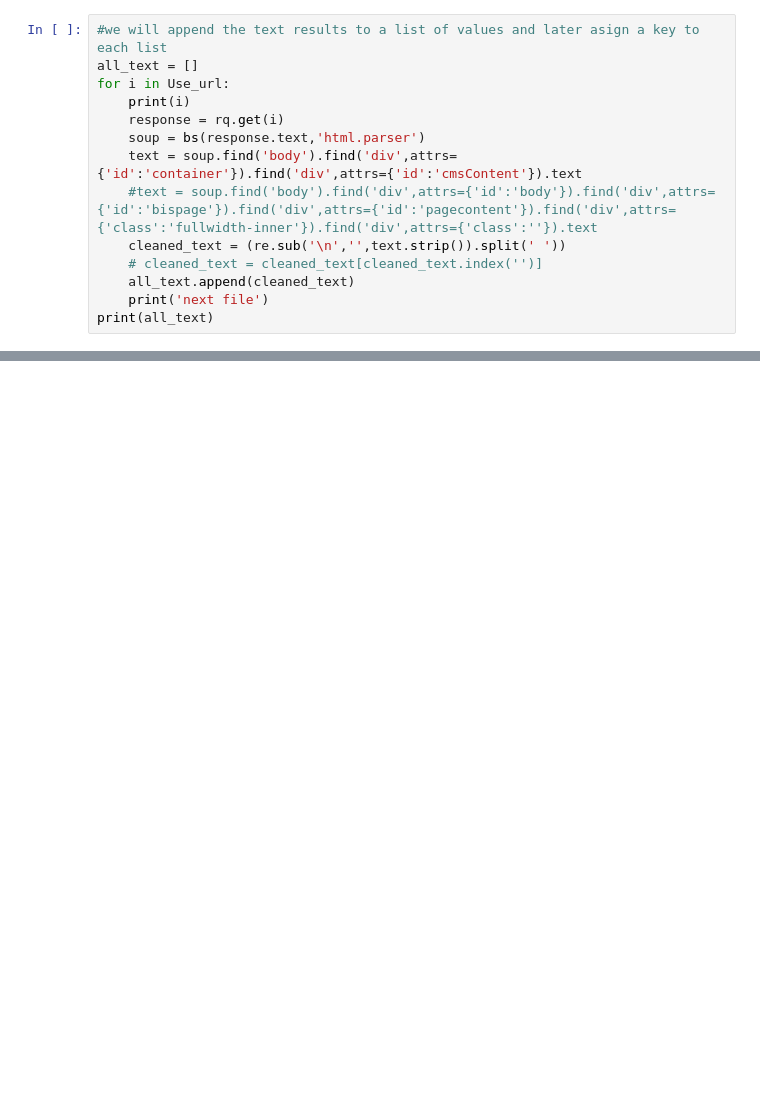
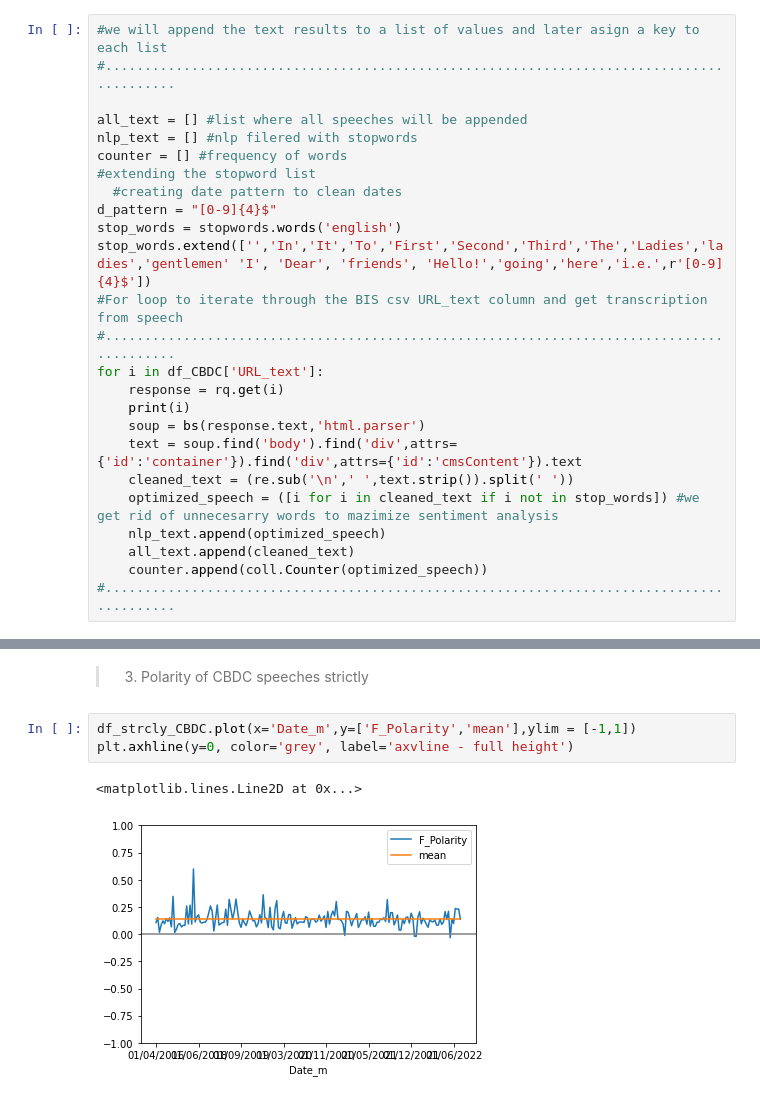
Before and after one commit to RVMsgit/CBDC_BTC_Sentiment_Analysis, a Jupyter notebook: CBDC_sentiment.ipynb, the cells around one changed output, grey strips where cells are left out. Saved outputs shown, nothing was run; the diff lists cells and outputs as text; blank space fills up the shorter version.

```diff
--- a/CBDC_sentiment.ipynb
+++ b/CBDC_sentiment.ipynb
@@ -25,16 +38,27 @@ Use_url = [i for i in list_url if '.htm' in i]
 # %%
 #we will append the text results to a list of values and later asign a key to each list
-all_text = []
-for i in Use_url:
+#.........................................................................................
+
+all_text = [] #list where all speeches will be appended
+nlp_text = [] #nlp filered with stopwords
+counter = [] #frequency of words
+#extending the stopword list
+  #creating date pattern to clean dates
+d_pattern = "[0-9]{4}$"
+stop_words = stopwords.words('english')
+stop_words.extend(['','In','It','To','First','Second','Third','The','Ladies','ladies','gentlemen' 'I', 'Dear', 'friends', 'Hello!','going','here','i.e.',r'[0-9]{4}$'])
+#For loop to iterate through the BIS csv URL_text column and get transcription from speech
+#.........................................................................................
+for i in df_CBDC['URL_text']:
+    response = rq.get(i)
     print(i)
-    response = rq.get(i)
     soup = bs(response.text,'html.parser')
     text = soup.find('body').find('div',attrs={'id':'container'}).find('div',attrs={'id':'cmsContent'}).text
-    #text = soup.find('body').find('div',attrs={'id':'body'}).find('div',attrs={'id':'bispage'}).find('div',attrs={'id':'pagecontent'}).find('div',attrs={'class':'fullwidth-inner'}).find('div',attrs={'class':''}).text
-    cleaned_text = (re.sub('\n','',text.strip()).split(' '))
-    # cleaned_text = cleaned_text[cleaned_text.index('')]
+    cleaned_text = (re.sub('\n',' ',text.strip()).split(' '))
+    optimized_speech = ([i for i in cleaned_text if i not in stop_words]) #we get rid of unnecesarry words to mazimize sentiment analysis
+    nlp_text.append(optimized_speech)
     all_text.append(cleaned_text)
-    print('next file')
-print(all_text)
+    counter.append(coll.Counter(optimized_speech))
+#.........................................................................................
 # %% [output]
 https://www.bis.org/review/r160426b.htm
@@ -60,0 +242,10 @@ print(all_text)
+# %% [markdown]
+
+
+> 3. Polarity of CBDC speeches strictly
+# %%
+df_strcly_CBDC.plot(x='Date_m',y=['F_Polarity','mean'],ylim = [-1,1])
+plt.axhline(y=0, color='grey', label='axvline - full height')
+# %% [output]
+<matplotlib.lines.Line2D at 0x...>
+[figure, added]
```
Also changed, not shown: parts of 24 cells of this notebook.
